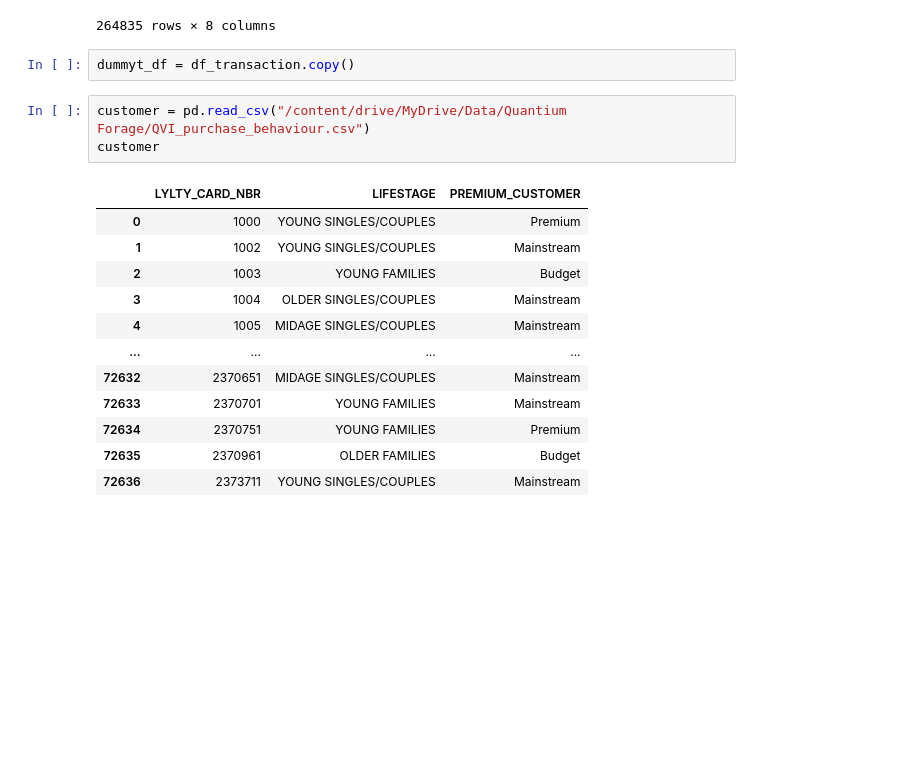
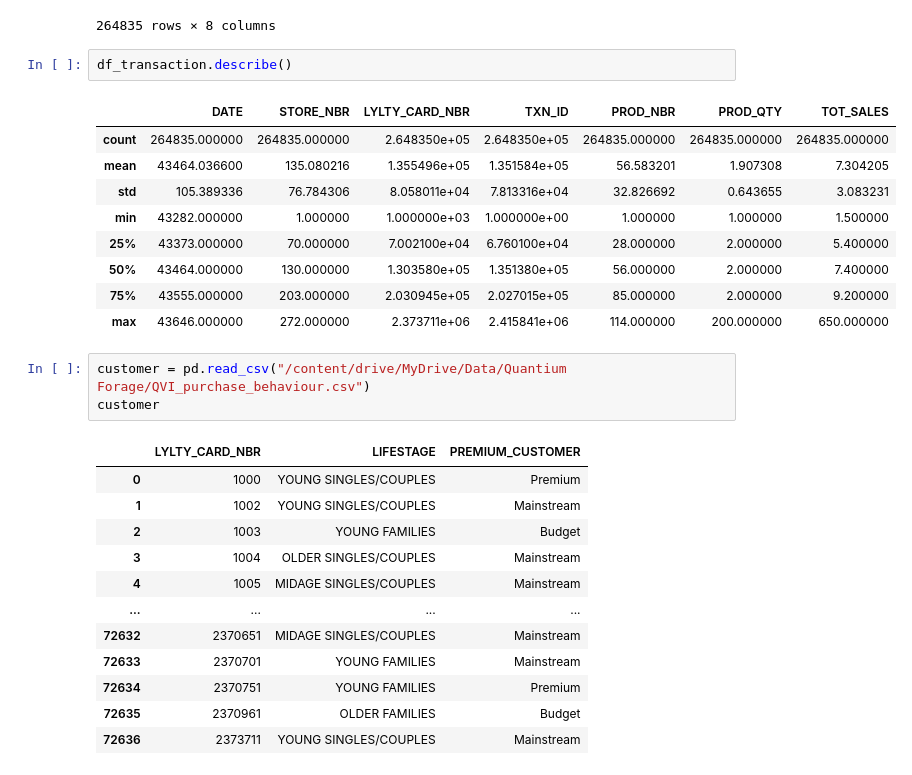
Before and after one commit to wa-le/Quantium-Forage-Virtual-Internship, a Jupyter notebook: Quantium_vinternship.ipynb, the cells around one changed output. Saved outputs shown, nothing was run; the diff lists cells and outputs as text; blank space fills up the shorter version.

```diff
--- a/Quantium_vinternship.ipynb
+++ b/Quantium_vinternship.ipynb
@@ -110,8 +110,18 @@ df_transaction
 | 264833 | 43461 | 272 | 272379 | 270188 | 42 | Doritos Corn Chip Mexican Jalapen... | 2 | 7.8 |
 | 264834 | 43365 | 272 | 272380 | 270189 | 74 | Tostitos Splash Of Lime 175g | 2 | 8.8 |
 264835 rows × 8 columns
-# %%
-dummyt_df = df_transaction.copy()
+# %%
+df_transaction.describe()
+# %% [output]
+|  | DATE | STORE_NBR | LYLTY_CARD_NBR | TXN_ID | PROD_NBR | PROD_QTY | TOT_SALES |
+| count | 264835.000000 | 264835.000000 | 2.648350e+05 | 2.648350e+05 | 264835.000000 | 264835.000000 | 264835.000000 |
+| mean | 43464.036600 | 135.080216 | 1.355496e+05 | 1.351584e+05 | 56.583201 | 1.907308 | 7.304205 |
+| std | 105.389336 | 76.784306 | 8.058011e+04 | 7.813316e+04 | 32.826692 | 0.643655 | 3.083231 |
+| min | 43282.000000 | 1.000000 | 1.000000e+03 | 1.000000e+00 | 1.000000 | 1.000000 | 1.500000 |
+| 25% | 43373.000000 | 70.000000 | 7.002100e+04 | 6.760100e+04 | 28.000000 | 2.000000 | 5.400000 |
+| 50% | 43464.000000 | 130.000000 | 1.303580e+05 | 1.351380e+05 | 56.000000 | 2.000000 | 7.400000 |
+| 75% | 43555.000000 | 203.000000 | 2.030945e+05 | 2.027015e+05 | 85.000000 | 2.000000 | 9.200000 |
+| max | 43646.000000 | 272.000000 | 2.373711e+06 | 2.415841e+06 | 114.000000 | 200.000000 | 650.000000 |
 # %%
 customer = pd.read_csv("/content/drive/MyDrive/Data/Quantium Forage/QVI_purchase_behaviour.csv")
 customer
```
